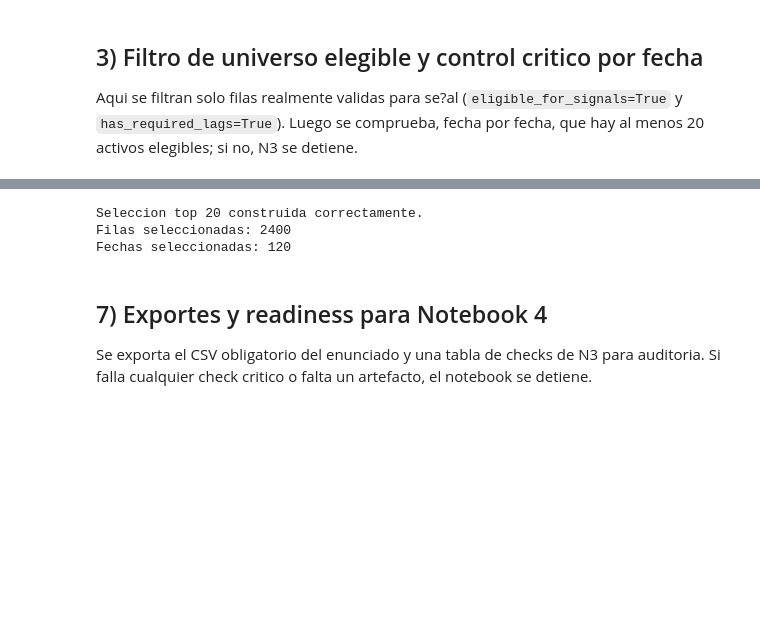
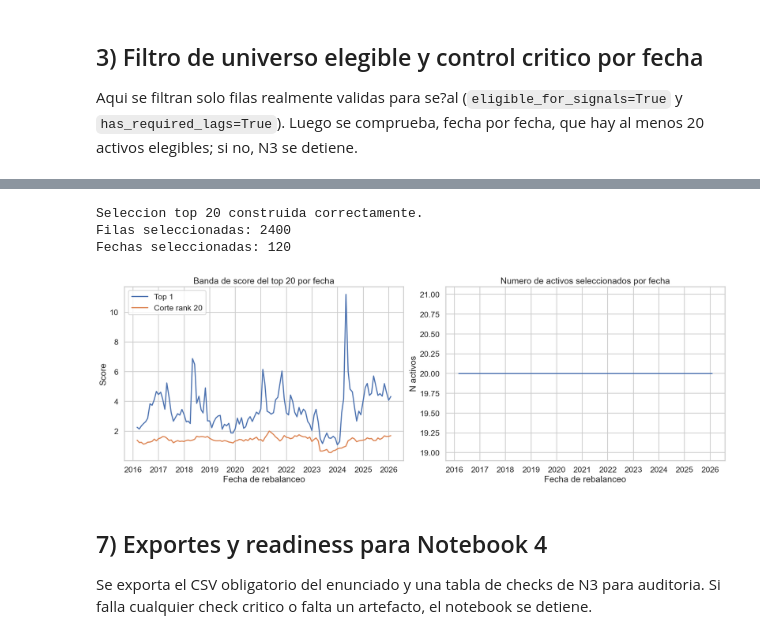
Before and after one commit to DaniPro22/Dise-o-de-Algoritmos-y-Backtesting-Avanzado, a Jupyter notebook: Notebook_3_Implementacion_estrategia.ipynb, the cells around one changed output, grey strips where cells are left out. Drawn from its saved outputs; the diff is of its cells as text; code cells hidden in the pictures; blank space fills up the shorter version.

```diff
--- a/Notebook_3_Implementacion_estrategia.ipynb
+++ b/Notebook_3_Implementacion_estrategia.ipynb
@@ -316,4 +364,5 @@ Con ese orden se crea un ranking reproducible y se selecciona el top 20 por fech
 # %%
+# Orden determinista: primero score y luego simbolo para desempates reproducibles.
 ranked = signals_eligible.sort_values(
     ["rebalance_date", "score", "symbol"],
     ascending=[True, False, True],
@@ -374,33 +423,68 @@ record_check(
     invalid_rank_span == 0,
     f"failing_dates={invalid_rank_span}",
 )
 
 valid_dates_index = pd.Index(valid_rebalance_dates)
 selected_dates = pd.Index(selected_output["rebalance_date"].drop_duplicates().sort_values())
 missing_dates = int(len(valid_dates_index.difference(selected_dates)))
 extra_dates = int(len(selected_dates.difference(valid_dates_index)))
 record_check(
     n3_check_rows,
     "selected_dates_match_valid_calendar",
     (missing_dates == 0) and (extra_dates == 0),
     f"missing_dates={missing_dates} extra_dates={extra_dates}",
 )
 
 expected_rows = int(len(valid_dates_index) * TOP_N_ASSETS)
 record_check(
     n3_check_rows,
     "selected_rows_expected",
     len(selected_output) == expected_rows,
     f"rows={len(selected_output)} expected_rows={expected_rows}",
 )
 
+# Visual de control: evolucion del score top-1 y score de corte (rank 20).
+top1_score = (
+    selected_output.loc[selected_output["rank"] == 1, ["rebalance_date", "score"]]
+    .rename(columns={"score": "top1_score"})
+)
+cutoff_score = (
+    selected_output.loc[
+        selected_output["rank"] == TOP_N_ASSETS,
+        ["rebalance_date", "score"],
+    ]
+    .rename(columns={"score": "top20_cutoff_score"})
+)
+score_band = top1_score.merge(cutoff_score, on="rebalance_date", how="inner")
+
+fig, axes = plt.subplots(1, 2, figsize=(18, 6), constrained_layout=True)
+
+sns.lineplot(data=score_band, x="rebalance_date", y="top1_score", ax=axes[0], label="Top 1")
+sns.lineplot(
+    data=score_band,
+    x="rebalance_date",
+    y="top20_cutoff_score",
+    ax=axes[0],
+    label="Corte rank 20",
+)
+axes[0].set_title("Banda de score del top 20 por fecha")
+axes[0].set_xlabel("Fecha de rebalanceo")
+axes[0].set_ylabel("Score")
+
+counts_plot_df = counts_per_date.rename("selected_count").reset_index()
+sns.lineplot(data=counts_plot_df, x="rebalance_date", y="selected_count", ax=axes[1])
+axes[1].set_title("Numero de activos seleccionados por fecha")
+axes[1].set_xlabel("Fecha de rebalanceo")
+axes[1].set_ylabel("N activos")
+
 print("Seleccion top 20 construida correctamente.")
 print("Filas seleccionadas:", len(selected_output))
 print("Fechas seleccionadas:", len(selected_dates))
 # %% [output]
 Seleccion top 20 construida correctamente.
 Filas seleccionadas: 2400
 Fechas seleccionadas: 120
+[figure, added]
 # %% [markdown]
 ## 7) Exportes y readiness para Notebook 4
 
```
Also changed, not shown: parts of 10 cells of this notebook, 1 other file.
